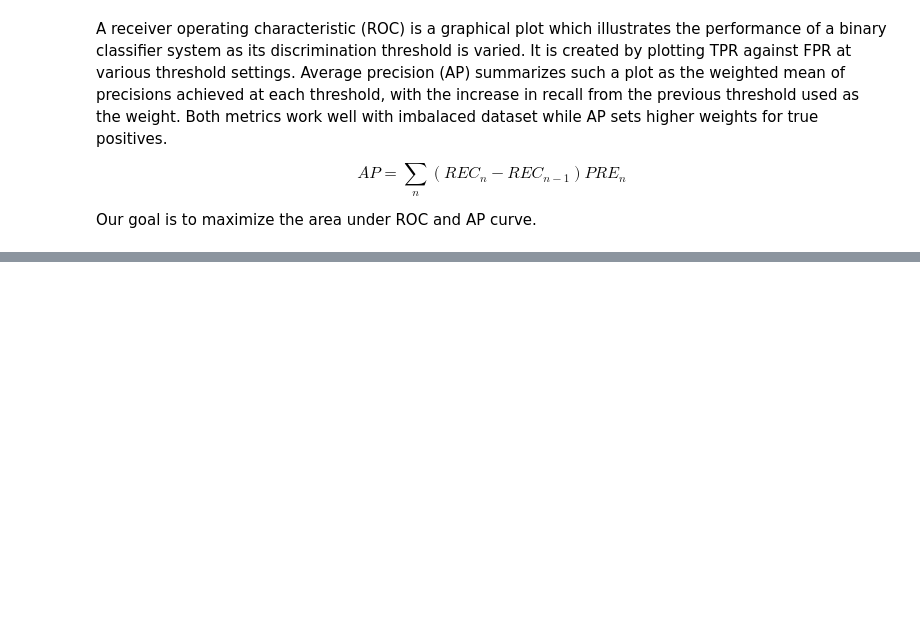
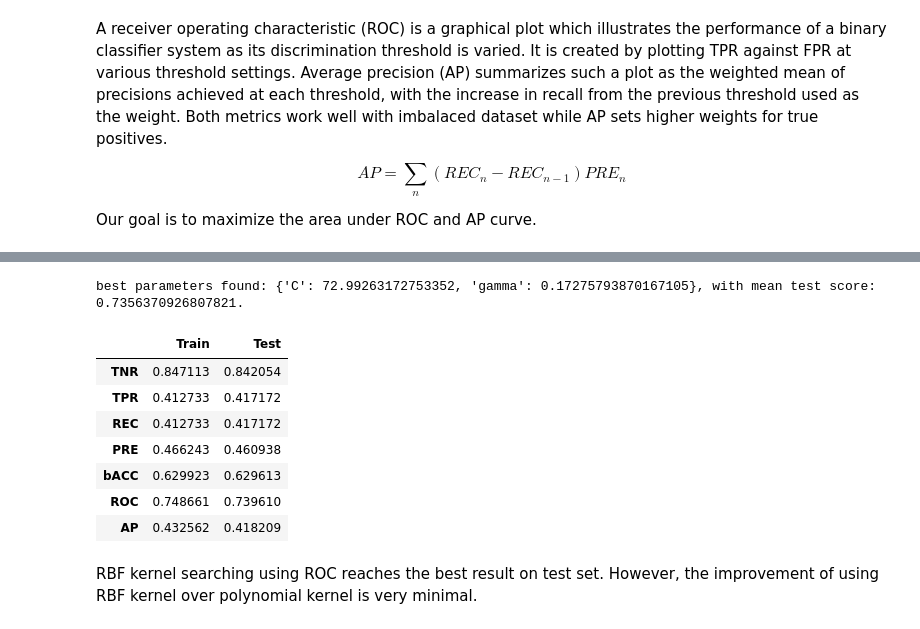
Before and after one commit to iewaij/ml-assignment, a Jupyter notebook: 2_Kernels/assignment_2_group8.ipynb, the cells around one changed output, grey strips where cells are left out. Cells and saved outputs as stored; diff of their text form; code cells hidden in the pictures; blank space fills up the shorter version.

```diff
--- a/2_Kernels/assignment_2_group8.ipynb
+++ b/2_Kernels/assignment_2_group8.ipynb
@@ -196,0 +261,21 @@ best parameters found: {'C': 52.38469716655002, 'degree': 1, 'gamma': 'scale'},
+# %%
+rbf_svm = SVC(kernel="rbf", class_weight="balanced", max_iter=1e6, random_state=42)
+
+rbf_distributions = {
+    "C": loguniform(1, 1e2),
+    "gamma": loguniform(0.001, 1),
+    }
+
+search(X_train, y_train, X_test, y_test, poly_svm, rbf_distributions, scoring="roc_auc")
+# %% [output]
+best parameters found: {'C': 72.99263172753352, 'gamma': 0.17275793870167105}, with mean test score: 0.7356370926807821.
+|  | Train | Test |
+| TNR | 0.847113 | 0.842054 |
+| TPR | 0.412733 | 0.417172 |
+| REC | 0.412733 | 0.417172 |
+| PRE | 0.466243 | 0.460938 |
+| bACC | 0.629923 | 0.629613 |
+| ROC | 0.748661 | 0.739610 |
+| AP | 0.432562 | 0.418209 |
+# %% [markdown]
+RBF kernel searching using ROC reaches the best result on test set. However, the improvement of using RBF kernel over polynomial kernel is very minimal.
```
Also changed, not shown: parts of 15 cells of this notebook, 1 other file.
